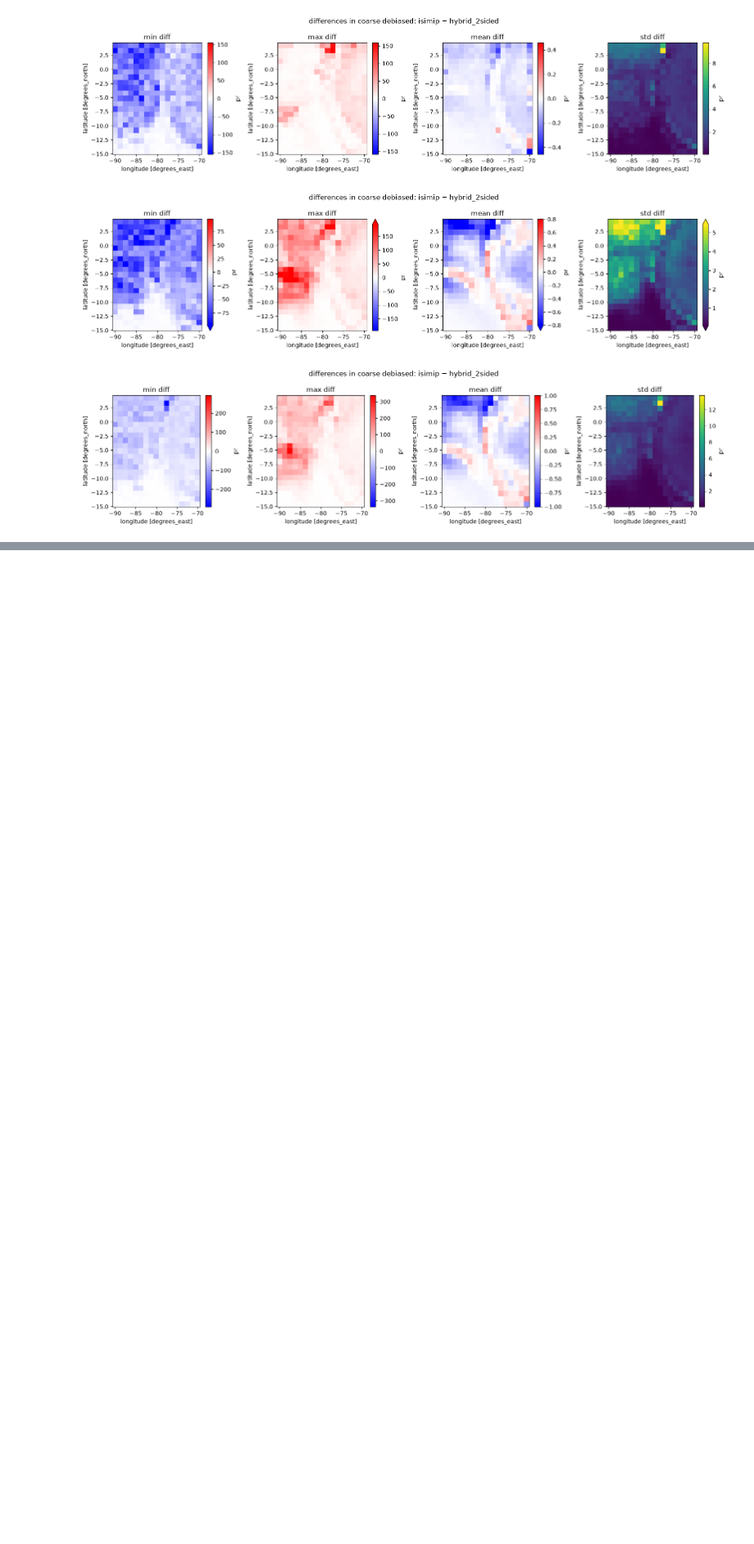
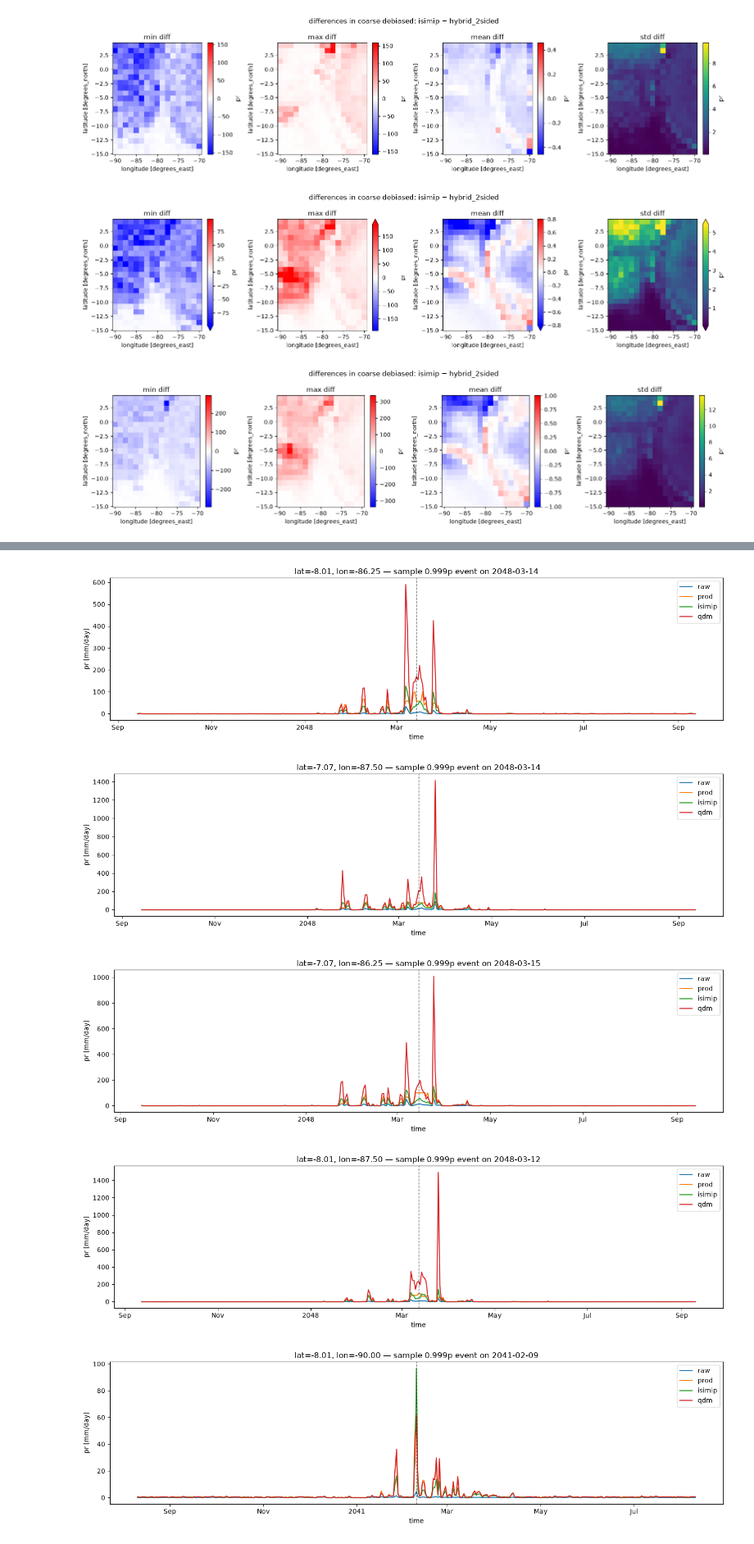
Before and after one commit to carbonplan/sai-downscaling, a Jupyter notebook: docs/how-to/pipeline-stage-debugger.ipynb, the cells around one changed output, grey strips where cells are left out. Shown at 82% size. Drawn from its saved outputs; the diff is of its cells as text; code cells hidden in the pictures; blank space fills up the shorter version.

```diff
--- a/docs/how-to/pipeline-stage-debugger.ipynb
+++ b/docs/how-to/pipeline-stage-debugger.ipynb
@@ -938,0 +1012,17 @@ plt.legend()
+# %%
+# ── 10 pixels with the largest relative Δ in extreme (0.999p) precip ──────────
+delta_raw_999, hist_raw_999 = cc_delta(raw, metric='0.999p')
+fut_raw_999 = delta_raw_999 + hist_raw_999
+rel_raw_999 = relative_delta(delta_raw_999, hist_raw_999)
+
+_rel_stacked = rel_raw_999.stack(pixel=("lat", "lon")).compute()
+_vals = _rel_stacked.values
+_lats = _rel_stacked["lat"].values
+_lons = _rel_stacked["lon"].values
+_finite_idx = np.flatnonzero(np.isfinite(_vals))
+_order = _finite_idx[np.argsort(_vals[_finite_idx])[::-1][:10]]
+top10_pixels = [(float(_lats[i]), float(_lons[i])) for i in _order]
+
+print("Top 10 pixels by relative Δ in raw-GCM 0.999p precip (historical → future):")
+for (lat, lon), i in zip(top10_pixels, _order):
+    print(f"  lat={lat:6.2f}, lon={lon:7.2f} → {_vals[i]:+7.1f}%")
@@ -938,0 +1041,45 @@ plt.legend()
+# %%
+# ── Year-long window around a sample 0.999p event, per top-10 pixel ───────────
+_EVENT_WINDOW_DAYS = 182  # ~half a year either side of the sample event
+
+
+def _find_sample_event_time(da_pixel, threshold, period):
+    """Timestamp within `period` whose value is closest to `threshold`."""
+    sub = da_pixel.sel(time=period).compute()
+    idx = int(np.abs(sub.values - float(threshold)).argmin())
+    return pd.Timestamp(sub["time"].values[idx])
+
+
+for lat, lon in top10_pixels:
+    raw_pixel = raw.sel(lat=lat, lon=lon, method="nearest")
+    threshold = fut_raw_999.sel(lat=lat, lon=lon, method="nearest")
+    event_time = _find_sample_event_time(raw_pixel, threshold, FUTURE_PERIOD)
+    window = slice(
+        str((event_time - pd.Timedelta(days=_EVENT_WINDOW_DAYS)).date()),
+        str((event_time + pd.Timedelta(days=_EVENT_WINDOW_DAYS)).date()),
+    )
+
+    series = {
+        "raw": raw_pixel,
+        "prod": prod.sel(lat=lat, lon=lon, method="nearest"),
+        **{
+            approach: approach_das[approach].sel(lat=lat, lon=lon, method="nearest")
+            for approach in COMPARISON_APPROACHES
+        },
+    }
+
+    fig, ax = plt.subplots(figsize=(14, 4))
+    for name, da in series.items():
+        da.sel(time=window).plot(ax=ax, label=name)
+    ax.axvline(event_time, color="k", linestyle="--", linewidth=1, alpha=0.6)
+    ax.set_title(f"lat={lat:.2f}, lon={lon:.2f} — sample 0.999p event on {event_time.date()}")
+    ax.set_ylabel("pr [mm/day]")
+    ax.legend()
+    plt.tight_layout()
+    plt.show()
+# %% [output]
+[figure, added]
+[figure, added]
+[figure, added]
+[figure, added]
+[figure, added]
```
Also changed, not shown: parts of 21 cells of this notebook.
